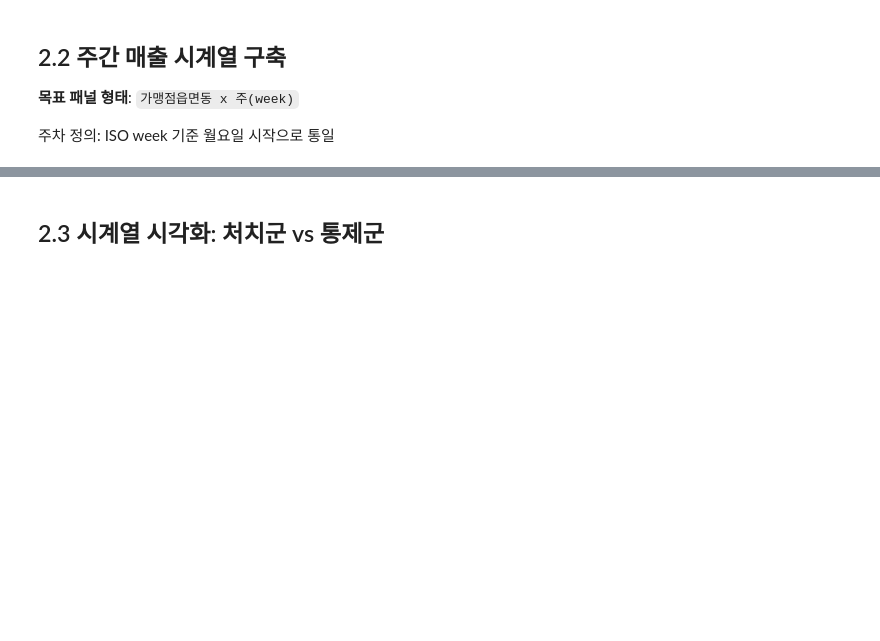
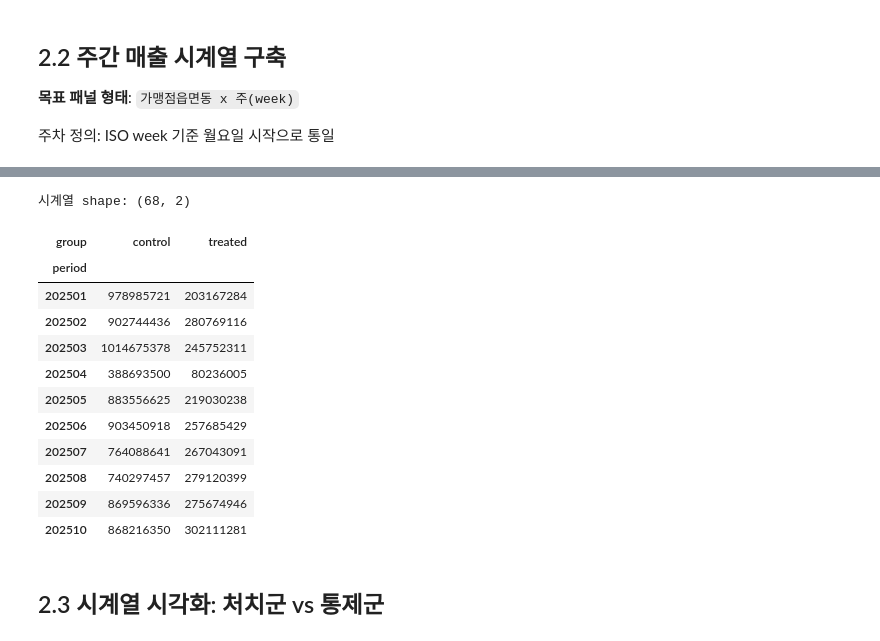
Before and after one commit to Gyuhyeon-Eom/asan_media, a Jupyter notebook: notebooks/02_card_sales_analysis.ipynb, the cells around one changed output, grey strips where cells are left out. Drawn from its saved outputs; the diff is of its cells as text; code cells hidden in the pictures; blank space fills up the shorter version.

```diff
--- a/notebooks/02_card_sales_analysis.ipynb
+++ b/notebooks/02_card_sales_analysis.ipynb
@@ -83,25 +115,0 @@ print(f"건수 컬럼: {cnt_cols}")
-# %%
-# 주요 매출 컬럼 선택
-amt_col = 'ALL_USE_AMT' if 'ALL_USE_AMT' in df_main.columns else amt_cols[0]
-print(f"주 매출 컬럼: {amt_col}")
-
-# period 컬럼 생성 (주차 기준 통일)
-df_main['YM'] = df_main['CRTR_YM'].astype(str)
-
-week_col = [c for c in df_main.columns if 'WEEK' in c.upper() or 'WK' in c.upper()]
-date_col_candidates = [c for c in df_main.columns if 'ST_DT' in c.upper() or 'STRT' in c.upper() or 'BGN' in c.upper()]
-
-if date_col_candidates:
-    # 시작일이 있으면 → ISO week 월요일로 변환
-    df_main['week_start'] = pd.to_datetime(df_main[date_col_candidates[0]].astype(str))
-    df_main['period'] = df_main['week_start'].dt.to_period('W').astype(str)
-    print(f"주차 정의: 시작일({date_col_candidates[0]}) → ISO week")
-elif week_col:
-    df_main['period'] = df_main['YM'] + '_W' + df_main[week_col[0]].astype(str)
-    print(f"주차 정의: YM + {week_col[0]}")
-else:
-    df_main['period'] = df_main['YM']
-    print("주차 컬럼 없음 → 월 단위로 진행")
-
-print(f"\nperiod 샘플: {sorted(df_main['period'].unique())[:10]}")
-print(f"총 기간 수: {df_main['period'].nunique()}")
@@ -108,14 +177,31 @@ print(f"총 기간 수: {df_main['period'].nunique()}")
 # %%
 # 처치/통제 라벨링
 df_main['group'] = df_main[dong_col].apply(
     lambda x: 'treated' if any(t in str(x) for t in ALL_TREATED_DONGS) else 'control'
 )
 
-# 읍면동 그룹별 주간 매출 합계
+# 읍면동 그룹별 주간 매출 합계 (week_start 기준 정렬 → 시간 순서 보장)
+ws_order = df_main[['period', 'week_start']].drop_duplicates().sort_values('week_start')
+period_seq = ws_order['period'].tolist()  # 시간순 period 목록
+
 weekly_ts = df_main.groupby(['period', 'group'])[amt_col].sum().unstack('group').fillna(0)
-weekly_ts = weekly_ts.sort_index()
+weekly_ts = weekly_ts.reindex(period_seq)  # 날짜순 재정렬
 print(f"시계열 shape: {weekly_ts.shape}")
 weekly_ts.head(10)
+# %% [output]
+시계열 shape: (68, 2)
+| group | control | treated |
+| period |  |  |
+| 202501 | 978985721 | 203167284 |
+| 202502 | 902744436 | 280769116 |
+| 202503 | 1014675378 | 245752311 |
+| 202504 | 388693500 | 80236005 |
+| 202505 | 883556625 | 219030238 |
+| 202506 | 903450918 | 257685429 |
+| 202507 | 764088641 | 267043091 |
+| 202508 | 740297457 | 279120399 |
+| 202509 | 869596336 | 275674946 |
+| 202510 | 868216350 | 302111281 |
 # %% [markdown]
 ## 2.3 시계열 시각화: 처치군 vs 통제군
 # %%
```
Also changed, not shown: parts of 21 cells of this notebook, 13 other files.
